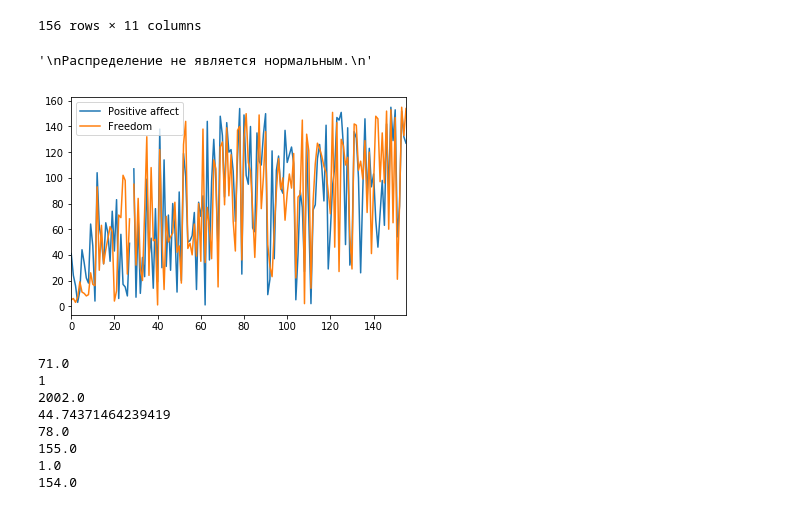
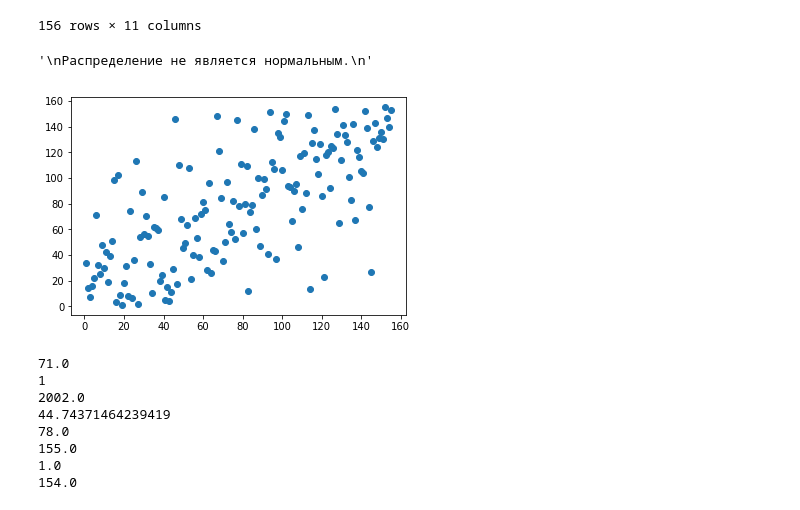
Before and after one commit to daniil30301/pyda-4, a Jupyter notebook: Statistic_1.ipynb, the cells around one changed output. Saved outputs shown, nothing was run; the diff lists cells and outputs as text; code cells hidden in the pictures.

```diff
--- a/Statistic_1.ipynb
+++ b/Statistic_1.ipynb
@@ -37,15 +37,14 @@ df
 156 rows × 11 columns
 # %%
 df.head(15)
-df1 = df.filter(items = ['Positive affect', 'Freedom'])
-df1.plot()
+plt.scatter(df['Positive affect'], df['Freedom'])
 
 '''
 Распределение не является нормальным.
 '''
 # %% [output]
 '\nРаспределение не является нормальным.\n'
-[figure, old version]
+[figure, new version]
 # %%
 freedom = df.Freedom.dropna() # Удалить н\а значения
 print(statistics.median(df.Freedom)) # Медиана
```
